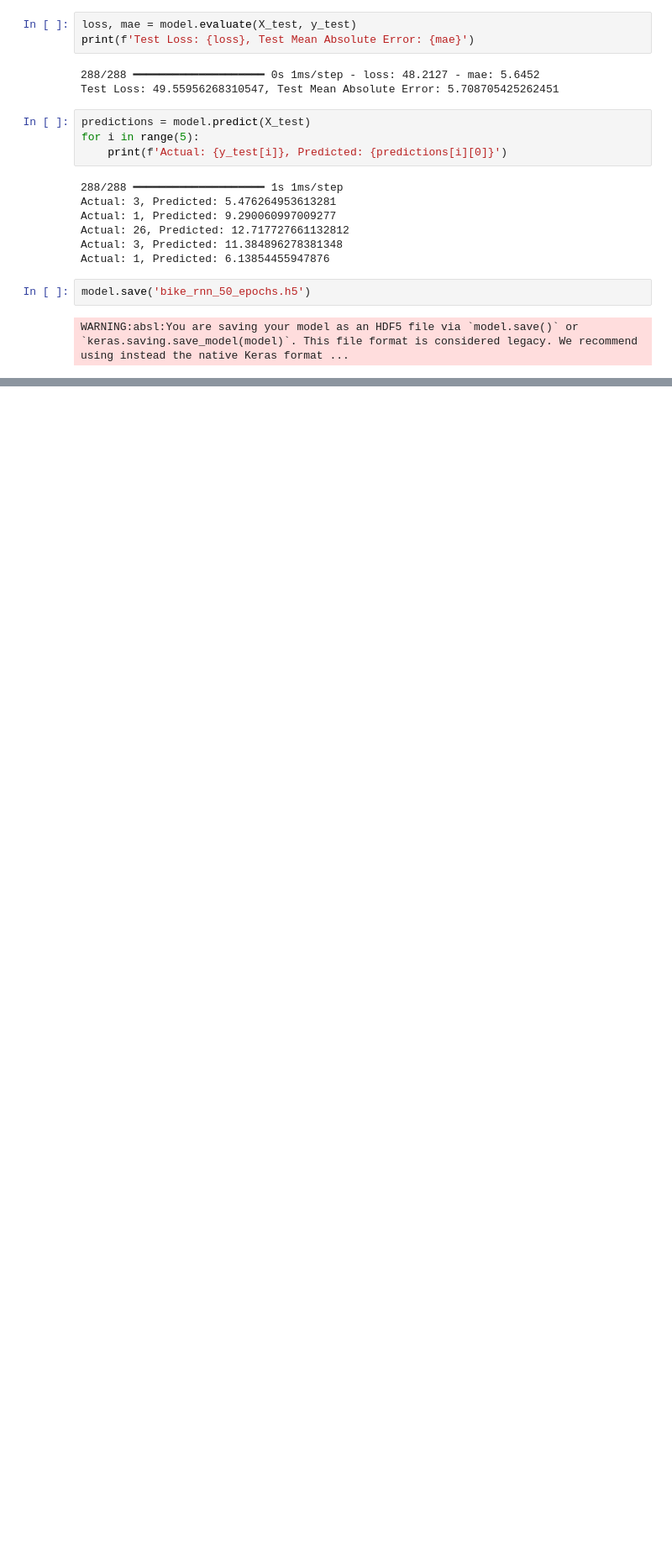
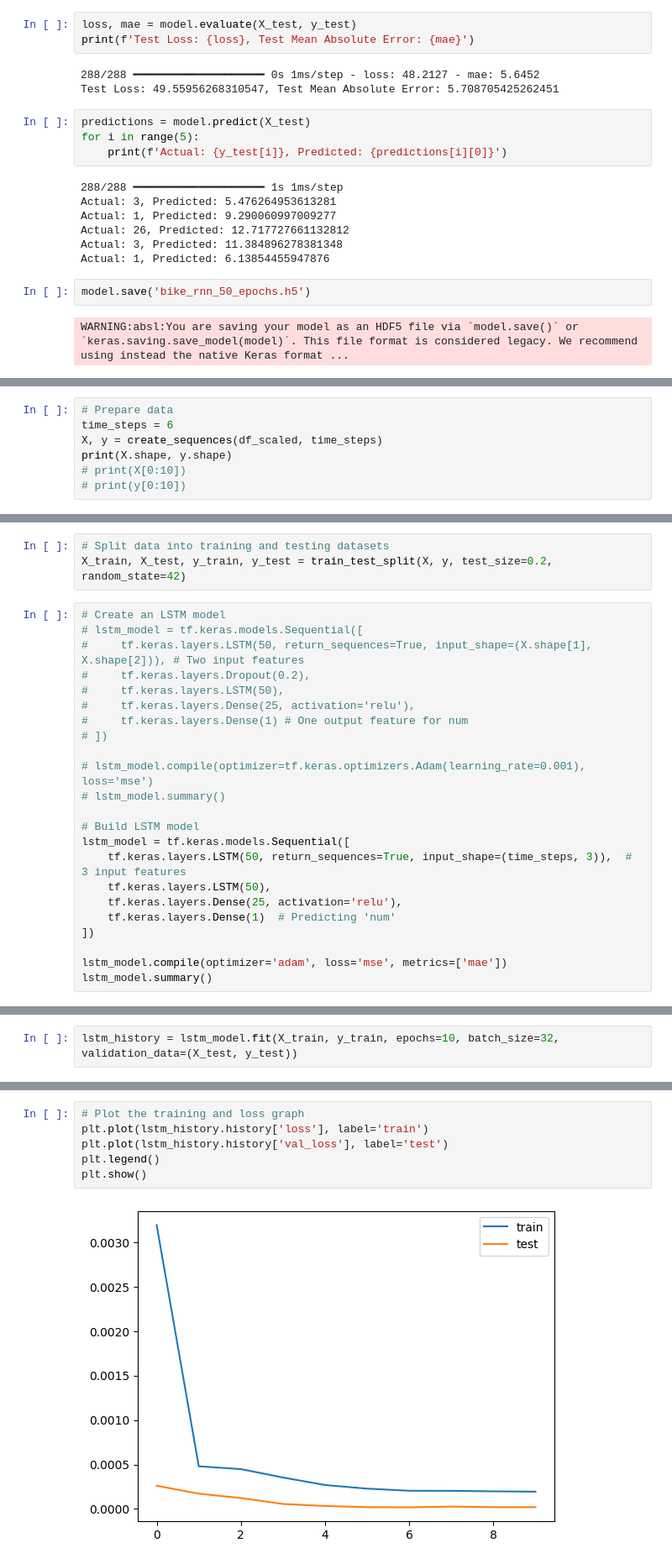
Before and after one commit to maohieng/learn_ai, a Jupyter notebook: advance_ml/bike_rnn.ipynb, the cells around one changed output, grey strips where cells are left out. Shown at 84% size. Drawn from its saved outputs; the diff is of its cells as text; blank space fills up the shorter version.

```diff
--- a/advance_ml/bike_rnn.ipynb
+++ b/advance_ml/bike_rnn.ipynb
@@ -114,0 +168,7 @@ WARNING:absl:You are saving your model as an HDF5 file via `model.save()` or `ke
+# %%
+# Prepare data
+time_steps = 6
+X, y = create_sequences(df_scaled, time_steps)
+print(X.shape, y.shape)
+# print(X[0:10])
+# print(y[0:10])
@@ -114,0 +177,26 @@ WARNING:absl:You are saving your model as an HDF5 file via `model.save()` or `ke
+# %%
+# Split data into training and testing datasets
+X_train, X_test, y_train, y_test = train_test_split(X, y, test_size=0.2, random_state=42)
+# %%
+# Create an LSTM model
+# lstm_model = tf.keras.models.Sequential([
+#     tf.keras.layers.LSTM(50, return_sequences=True, input_shape=(X.shape[1], X.shape[2])), # Two input features
+#     tf.keras.layers.Dropout(0.2),
+#     tf.keras.layers.LSTM(50),
+#     tf.keras.layers.Dense(25, activation='relu'),
+#     tf.keras.layers.Dense(1) # One output feature for num
+# ])
+
+# lstm_model.compile(optimizer=tf.keras.optimizers.Adam(learning_rate=0.001), loss='mse')
+# lstm_model.summary()
+
+# Build LSTM model
+lstm_model = tf.keras.models.Sequential([
+    tf.keras.layers.LSTM(50, return_sequences=True, input_shape=(time_steps, 3)),  # 3 input features
+    tf.keras.layers.LSTM(50),
+    tf.keras.layers.Dense(25, activation='relu'),
+    tf.keras.layers.Dense(1)  # Predicting 'num'
+])
+
+lstm_model.compile(optimizer='adam', loss='mse', metrics=['mae'])
+lstm_model.summary()
@@ -114,0 +219,2 @@ WARNING:absl:You are saving your model as an HDF5 file via `model.save()` or `ke
+# %%
+lstm_history = lstm_model.fit(X_train, y_train, epochs=10, batch_size=32, validation_data=(X_test, y_test))
@@ -114,0 +242,8 @@ WARNING:absl:You are saving your model as an HDF5 file via `model.save()` or `ke
+# %%
+# Plot the training and loss graph
+plt.plot(lstm_history.history['loss'], label='train')
+plt.plot(lstm_history.history['val_loss'], label='test')
+plt.legend()
+plt.show()
+# %% [output]
+[figure, added]
```
Also changed, not shown: parts of 15 cells of this notebook, 4 other files.
